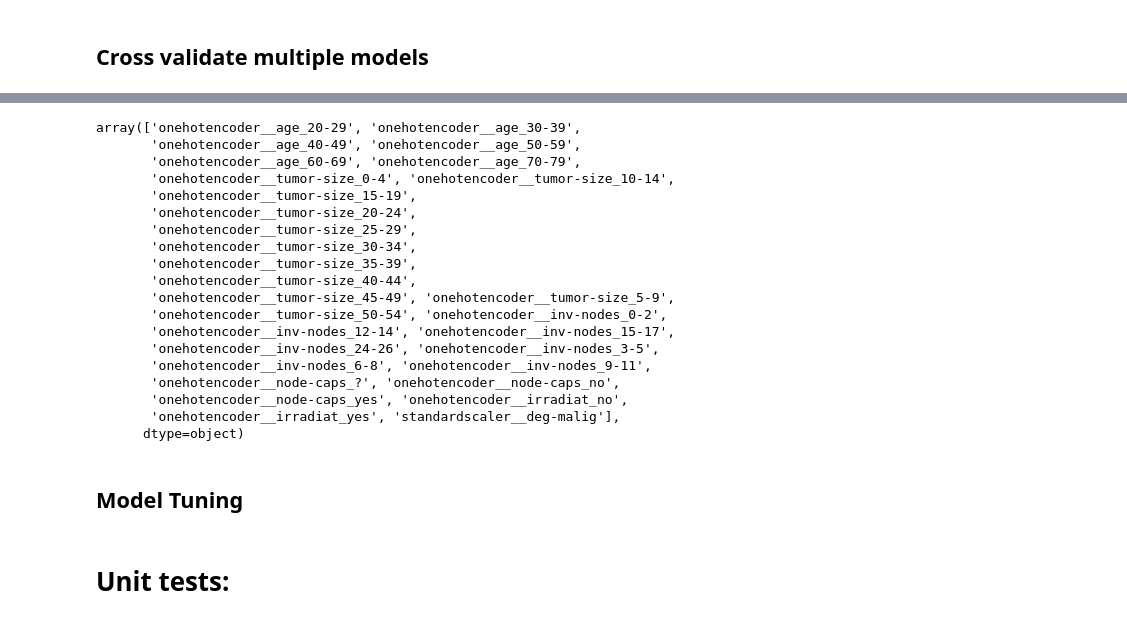
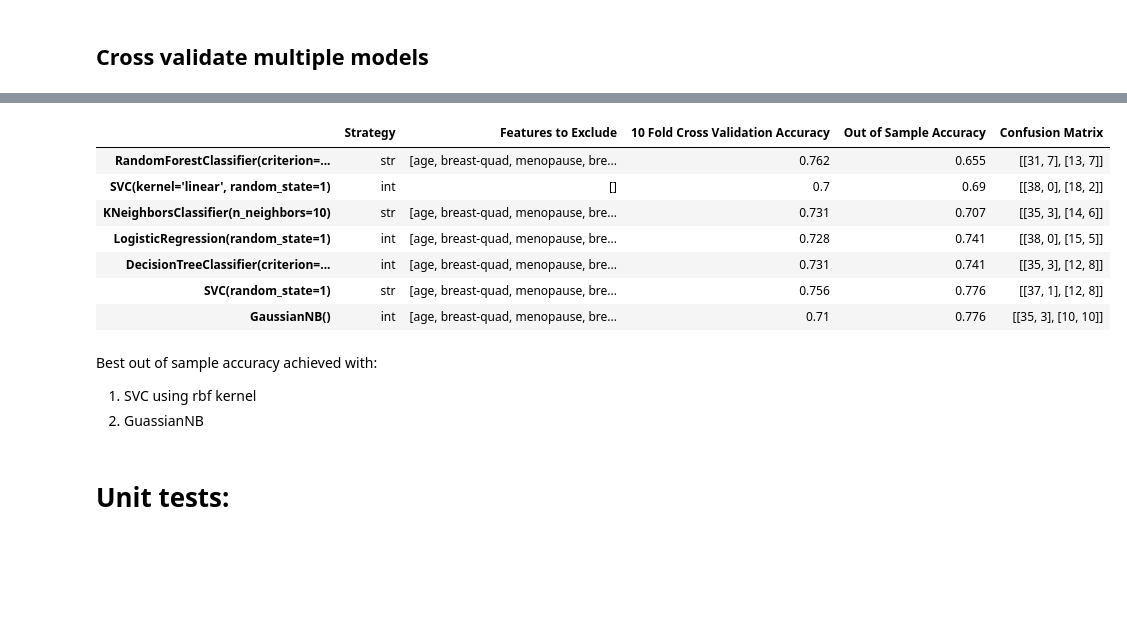
Before and after one commit to skadoosh12/JHub, a Jupyter notebook: Module 4/Task_template.ipynb, the cells around one changed output, grey strips where cells are left out. Drawn from its saved outputs; the diff is of its cells as text; code cells hidden in the pictures; blank space fills up the shorter version.

```diff
--- a/Module 4/Task_template.ipynb
+++ b/Module 4/Task_template.ipynb
@@ -581,11 +619,24 @@ Conduct cross validation with categorical features and with some categorical fea
 # %%
 dict_model_cvs = {}
+dict_model_setup = {}
+
 for model in model_list:
-    dict_sub = {}
-    for strat in ["int", "str"]:
-      my_model.setup(df_raw, str_dep_feat, lis_ind_feat_no_analyse, strat)
+  top_score = 0
+  dict_sub, dict_sub_setup = {}, {}
+
+  for strat in ["int", "str"]:
+    for lis_ind_feat, vars in zip([[], lis_ind_feat_no_analyse],[' - All Features', ' - Reduced']):
+      my_model.setup(df_raw, str_dep_feat, lis_ind_feat, strat)
       my_model.cross_validate(model)
-      dict_sub[strat] = round(my_model.cvs.mean(),3)
-    dict_model_cvs[model] = dict_sub
+      dict_sub[str(strat) + str(vars)] = round(my_model.cvs.mean(),3)
 
-print(dict_model_cvs)
+      if round(my_model.cvs.mean(),4) > top_score:
+        top_score = round(my_model.cvs.mean(),3)
+        dict_sub_setup["Strategy"] = strat
+        dict_sub_setup["Features to Exclude"] = lis_ind_feat
+        dict_sub_setup["10 Fold Cross Validation Accuracy"] = top_score
+
+  dict_model_cvs[model] = dict_sub
+  dict_model_setup[model] = dict_sub_setup
+
+pd.DataFrame(dict_model_cvs).T.rename(index= dict(zip(pd.DataFrame(dict_model_cvs).T.index,[str(elm) for elm in list(dict_model_cvs.keys())])))
@@ -798,27 +694,18 @@ my_model.metrics()
-# %%
-my_model.arr_training_x_nms
-# %% [output]
-array(['onehotencoder__age_20-29', 'onehotencoder__age_30-39',
-       'onehotencoder__age_40-49', 'onehotencoder__age_50-59',
-       'onehotencoder__age_60-69', 'onehotencoder__age_70-79',
-       'onehotencoder__tumor-size_0-4', 'onehotencoder__tumor-size_10-14',
-       'onehotencoder__tumor-size_15-19',
-       'onehotencoder__tumor-size_20-24',
-       'onehotencoder__tumor-size_25-29',
-       'onehotencoder__tumor-size_30-34',
-       'onehotencoder__tumor-size_35-39',
-       'onehotencoder__tumor-size_40-44',
-       'onehotencoder__tumor-size_45-49', 'onehotencoder__tumor-size_5-9',
-       'onehotencoder__tumor-size_50-54', 'onehotencoder__inv-nodes_0-2',
-       'onehotencoder__inv-nodes_12-14', 'onehotencoder__inv-nodes_15-17',
-       'onehotencoder__inv-nodes_24-26', 'onehotencoder__inv-nodes_3-5',
-       'onehotencoder__inv-nodes_6-8', 'onehotencoder__inv-nodes_9-11',
-       'onehotencoder__node-caps_?', 'onehotencoder__node-caps_no',
-       'onehotencoder__node-caps_yes', 'onehotencoder__irradiat_no',
-       'onehotencoder__irradiat_yes', 'standardscaler__deg-malig'],
-      dtype=object)
-# %% [markdown]
-## Model Tuning
+# %%
+pd.DataFrame(dict_model_perf).T.rename(index= dict(zip(pd.DataFrame(dict_model_perf).T.index,[str(elm) for elm in list(dict_model_perf.keys())]))).sort_values(by= 'Out of Sample Accuracy', ascending=True)#, inplace=True)
+# %% [output]
+|  | Strategy | Features to Exclude | 10 Fold Cross Validation Accuracy | Out of Sample Accuracy | Confusion Matrix |
+| RandomForestClassifier(criterion=... | str | [age, breast-quad, menopause, bre... | 0.762 | 0.655 | [[31, 7], [13, 7]] |
+| SVC(kernel='linear', random_state=1) | int | [] | 0.7 | 0.69 | [[38, 0], [18, 2]] |
+| KNeighborsClassifier(n_neighbors=10) | str | [age, breast-quad, menopause, bre... | 0.731 | 0.707 | [[35, 3], [14, 6]] |
+| LogisticRegression(random_state=1) | int | [age, breast-quad, menopause, bre... | 0.728 | 0.741 | [[38, 0], [15, 5]] |
+| DecisionTreeClassifier(criterion=... | int | [age, breast-quad, menopause, bre... | 0.731 | 0.741 | [[35, 3], [12, 8]] |
+| SVC(random_state=1) | str | [age, breast-quad, menopause, bre... | 0.756 | 0.776 | [[37, 1], [12, 8]] |
+| GaussianNB() | int | [age, breast-quad, menopause, bre... | 0.71 | 0.776 | [[35, 3], [10, 10]] |
+# %% [markdown]
+Best out of sample accuracy achieved with:
+1) SVC using rbf kernel
+2) GuassianNB
 # %% [markdown]
 # Unit tests:
 # %% [markdown]
```
Also changed, not shown: parts of 38 cells of this notebook, 2 other files.
